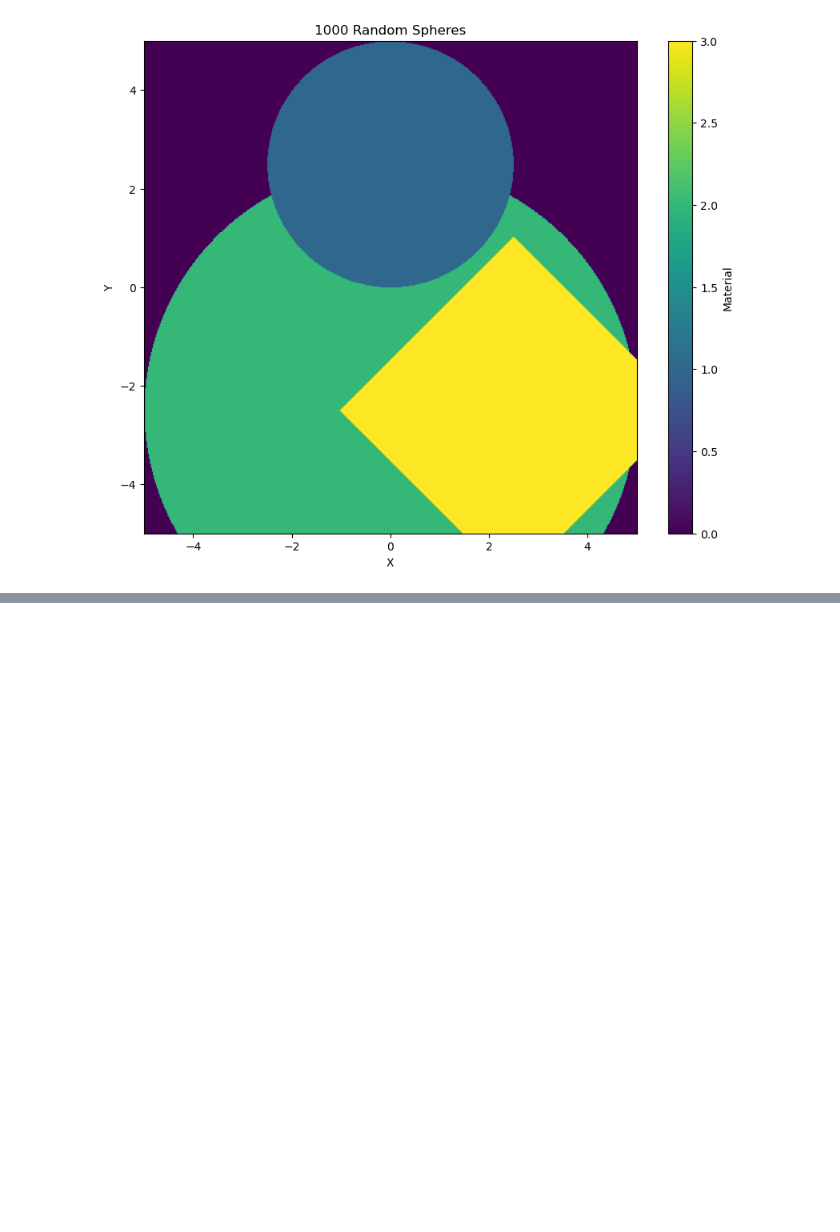
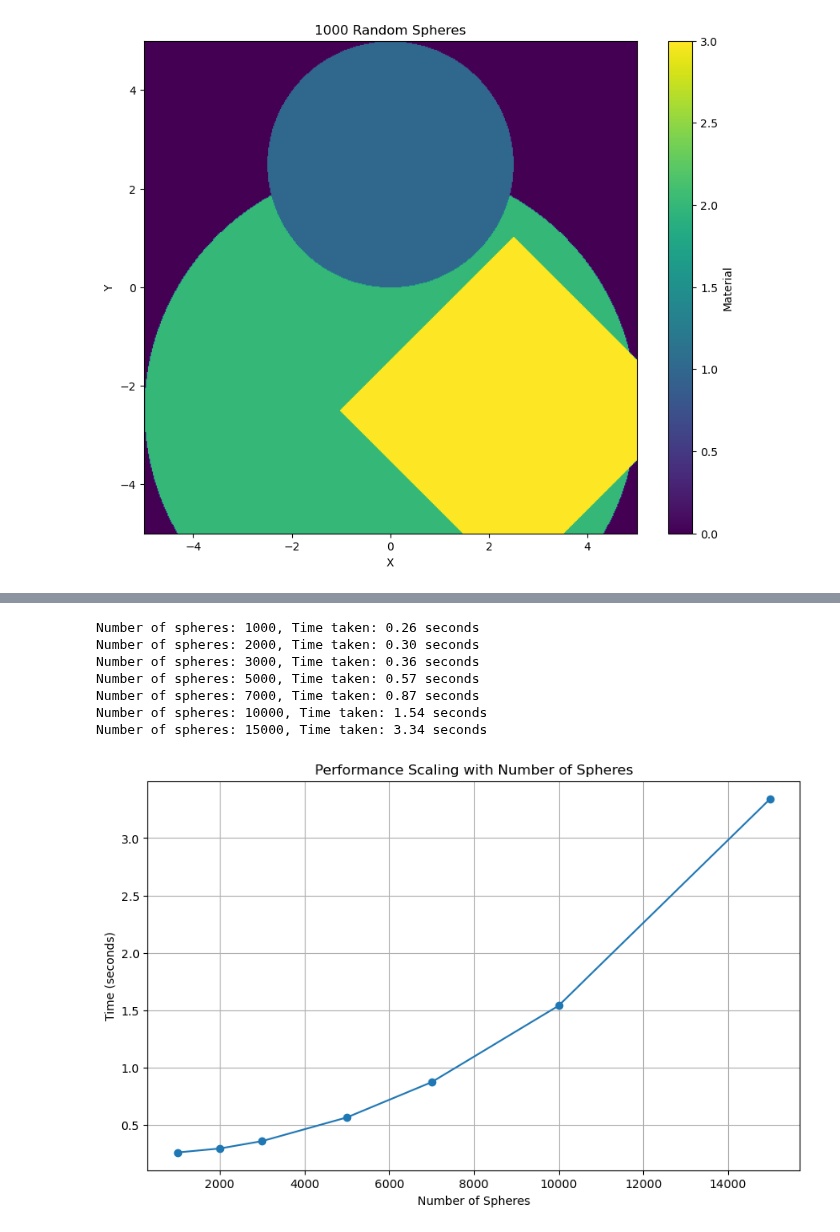
Before and after one commit to NanoComp/libctl, a Jupyter notebook: swig/test.ipynb, the cells around one changed output, grey strips where cells are left out. Cells and saved outputs as stored; diff of their text form; code cells hidden in the pictures; blank space fills up the shorter version.

Commit message:
Add benchmark

```diff
--- a/swig/test.ipynb
+++ b/swig/test.ipynb
@@ -123,0 +118,45 @@ Time taken: 0.25003600120544434 seconds
+# %%
+# benchmark
+sphere_counts = [1000, 2000, 3000, 5000, 7000, 10000, 15000]
+times = []
+
+for num_spheres in sphere_counts:
+    np.random.seed(42)
+    spheres = []
+    for _ in range(num_spheres):
+        x = np.random.uniform(-5, 5)
+        y = np.random.uniform(-5, 5)
+        radius = np.random.uniform(0.05, 0.2)
+        material = np.random.randint(1, 6)
+
+        sphere = Sphere(material=material, center=(x, y, 0), radius=radius)
+        spheres.append(sphere)
+
+    group = GroupObject(spheres)
+
+    # Measure query time
+    start_time = time.time()
+    material_map = point_in_object_vec(xx, yy)
+    end_time = time.time()
+
+    elapsed_time = end_time - start_time
+    times.append(elapsed_time)
+    print(f"Number of spheres: {num_spheres}, Time taken: {elapsed_time:.2f} seconds")
+
+# Plot the results
+plt.figure(figsize=(10, 6))
+plt.plot(sphere_counts, times, 'o-')
+plt.grid(True)
+plt.xlabel('Number of Spheres')
+plt.ylabel('Time (seconds)')
+plt.title('Performance Scaling with Number of Spheres')
+plt.show()
+# %% [output]
+Number of spheres: 1000, Time taken: 0.26 seconds
+Number of spheres: 2000, Time taken: 0.30 seconds
+Number of spheres: 3000, Time taken: 0.36 seconds
+Number of spheres: 5000, Time taken: 0.57 seconds
+Number of spheres: 7000, Time taken: 0.87 seconds
+Number of spheres: 10000, Time taken: 1.54 seconds
+Number of spheres: 15000, Time taken: 3.34 seconds
+[figure, added]
```
Also changed, not shown: parts of 1 cell of this notebook.
